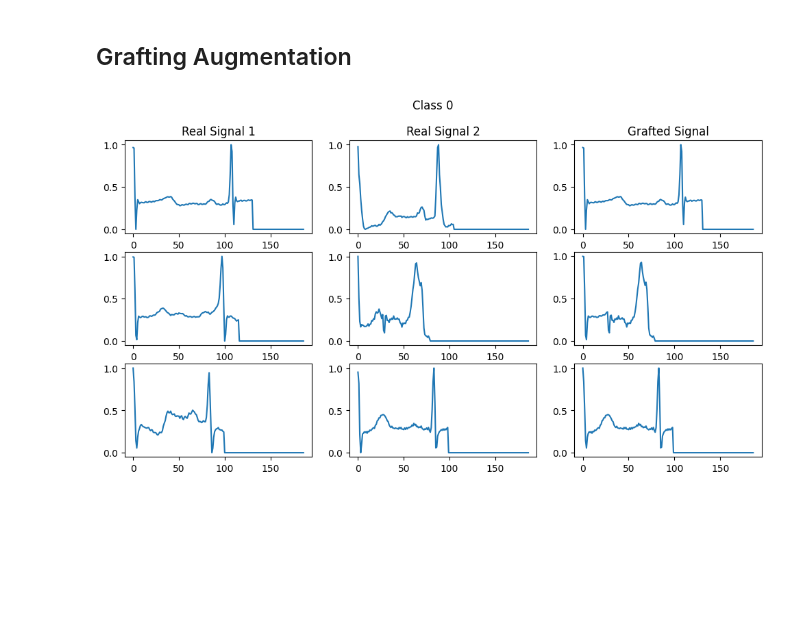
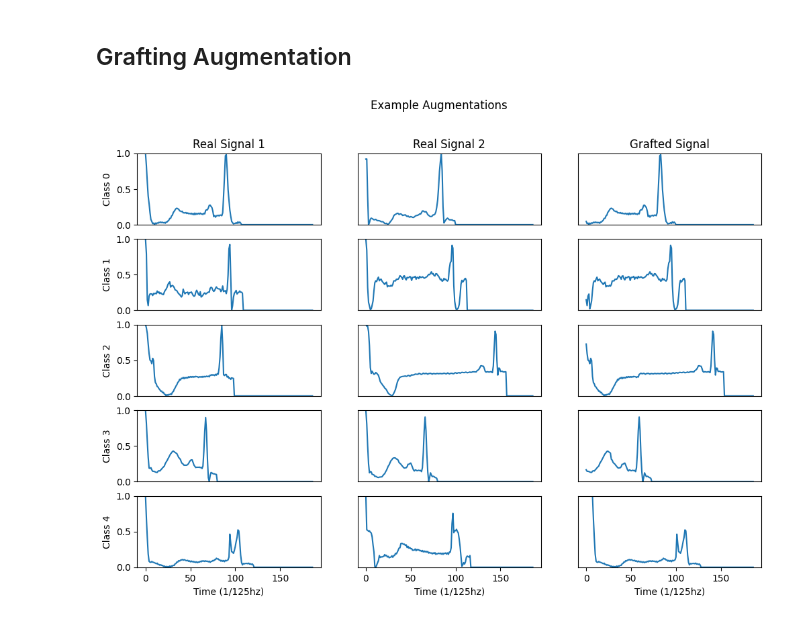
Before and after one commit to A-Telfer/telfer-ecg-heartbeat-categorization-task, a Jupyter notebook: notebooks/2.0-telfer-data-augmentation.ipynb, the cells around one changed output. Saved outputs shown, nothing was run; the diff lists cells and outputs as text; code cells hidden in the pictures; blank space fills up the shorter version.

```diff
--- a/notebooks/2.0-telfer-data-augmentation.ipynb
+++ b/notebooks/2.0-telfer-data-augmentation.ipynb
@@ -11,6 +11,7 @@ import pandas as pd
 import matplotlib.pyplot as plt
 import random
 import numpy as np
+import pywt
 
 from pathlib import Path
 
@@ -20,11 +21,7 @@ random.seed(42)
 data_folder = Path('../data/raw')
 
 mitbih_train_df = pd.read_csv(data_folder / "mitbih_train.csv", header=None)
+
+figure_directory = Path('../docs/assets/images/')
 # %% [markdown]
 ## Grafting Augmentation
-# %%
-def graft_signals(signal1, signal2):
-    """Takes two signals and combines them at a random point
-    """
-    split_point = random.randint(0, len(signal1)-1)
-    return np.concatenate([signal1[:split_point], signal2[split_point:]])
@@ -31,38 +54,62 @@ def graft_signals(signal1, signal2):
 # %%
-np.random.seed(78412)
-
-plot_n_examples = 3
+np.random.seed(101)
 
 # The last column is the class
 mitbih_train_df = mitbih_train_df.rename(columns={mitbih_train_df.columns[-1]:'class'})
 mitbih_train_df['class'] = mitbih_train_df['class'].astype(int)
 
-for c, class_df in mitbih_train_df.groupby('class'):
+plt.figure(figsize=(12,8))
+gs = plt.GridSpec(5, 3)
+
+for i, (c, class_df) in enumerate(mitbih_train_df.groupby('class')):
     # Plot normal examples and augmented ones side by side
-    plt.figure(figsize=(12,6))
-    gs = plt.GridSpec(plot_n_examples, 3)
-    for i in range(plot_n_examples):
-        signal1 = class_df.sample(1).iloc[0].values[:-1]
-        signal2 = class_df.sample(1).iloc[0].values[:-1]
-        signal = graft_signals(signal1, signal2)
 
-        # Plot a normal sample
-        plt.subplot(gs[i*3])
-        plt.plot(signal1)
+    signal1 = class_df.sample(1).iloc[0].values[:-1]
+    signal2 = class_df.sample(1).iloc[0].values[:-1]
+    signal = graft_signals(signal1, signal2)
+    signal = temporal_shift_signal(signal)
 
-        plt.subplot(gs[i*3+1])
-        plt.plot(signal2)
+    # Plot a normal sample
+    plt.subplot(gs[i,0])
+    plt.plot(signal1)
+    plt.ylim([0,1])
+    plt.ylabel(f"Class {i}")
+    plt.gca().axes.get_xaxis().set_visible(False)
 
-        plt.subplot(gs[i*3+2])
-        plt.plot(signal)
+    plt.subplot(gs[i,1])
+    plt.plot(signal2)
+    plt.ylim([0,1])
+    plt.gca().axes.get_yaxis().set_visible(False)
+    plt.gca().axes.get_xaxis().set_visible(False)
 
-    plt.subplot(gs[0])
-    plt.title("Real Signal 1")
-    plt.subplot(gs[1])
-    plt.title("Real Signal 2")
-    plt.subplot(gs[2])
-    plt.title("Grafted Signal")
-    plt.suptitle(f"Class {c}")
-    plt.show()
+    plt.subplot(gs[i,2])
+    plt.plot(signal)
+    plt.ylim([0,1])
+    plt.gca().axes.get_yaxis().set_visible(False)
+    plt.gca().axes.get_xaxis().set_visible(False)
+
+plt.subplot(gs[0])
+plt.title("Real Signal 1")
+plt.subplot(gs[1])
+plt.title("Real Signal 2")
+plt.subplot(gs[2])
+plt.title("Grafted Signal")
+
+plt.subplot(gs[-1,0])
+plt.gca().axes.get_xaxis().set_visible(True)
+plt.xlabel("Time (1/125hz)")
+
+plt.subplot(gs[-1,1])
+plt.gca().axes.get_xaxis().set_visible(True)
+plt.xlabel("Time (1/125hz)")
+
+plt.subplot(gs[-1,2])
+plt.gca().axes.get_xaxis().set_visible(True)
+plt.xlabel("Time (1/125hz)")
+
+plt.suptitle(f"Example Augmentations")
+plt.savefig(figure_directory / f"example_augmentations.png")
+# plt.tight_layout(pad=0.5)
+plt.show()
 # %% [output]
-[figure, old version]
+[figure, new version]
```
Also changed, not shown: parts of 4 cells of this notebook, 2 other files.
